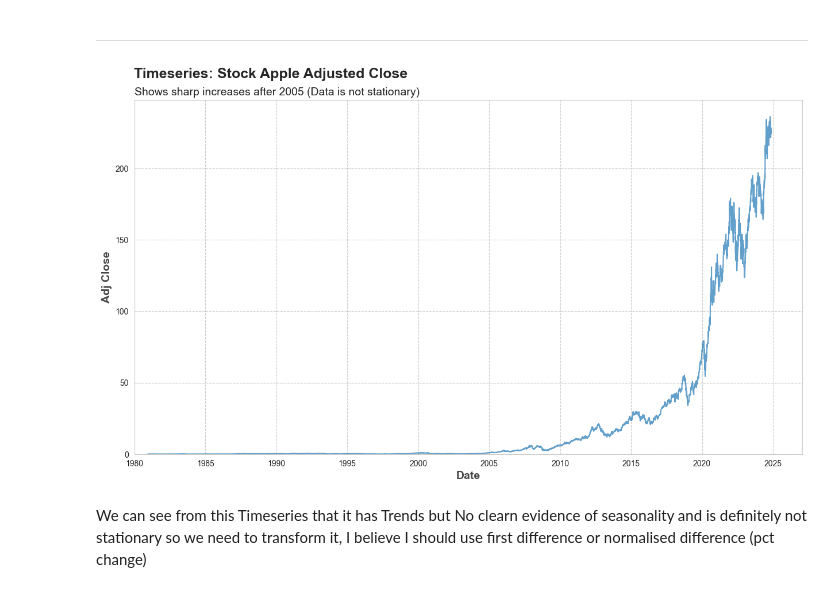
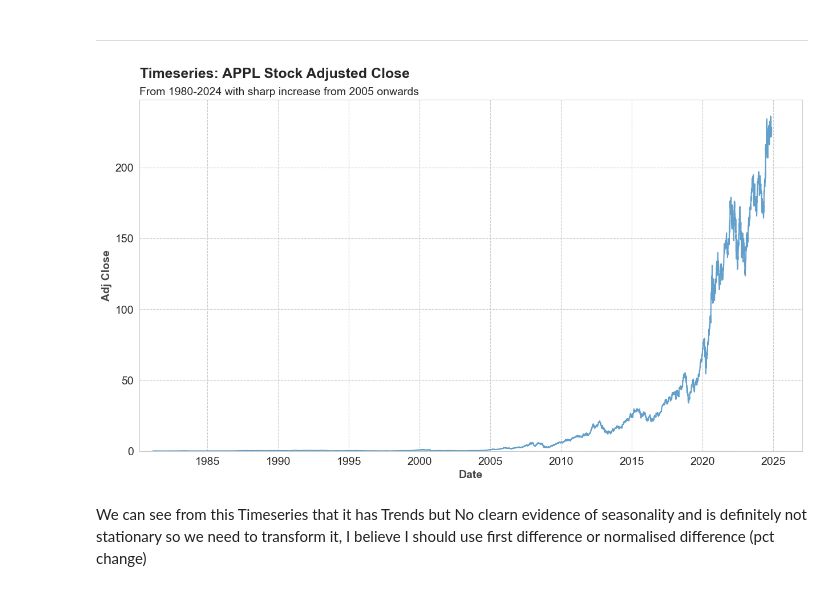
Before and after one commit to Lyndon-Fernandes/CS3AM_new, a Jupyter notebook: notebooks/01_arima_modeling.ipynb, the cells around one changed output. Saved outputs shown, nothing was run; the diff lists cells and outputs as text; code cells hidden in the pictures.

```diff
--- a/notebooks/01_arima_modeling.ipynb
+++ b/notebooks/01_arima_modeling.ipynb
@@ -27,8 +24,8 @@ from datetime import datetime, timedelta
 import warnings
 warnings.filterwarnings('ignore')
 # %%
-RAW_DATA_PATH = Path('__file__').resolve().parents[1] / 'data' / '01_raw'
-PROCESSED_DATA_PATH = Path('__file__').resolve().parents[1] / 'data' / '02_processed'
+RAW_DATA_PATH = Path('__file__').absolute().parents[1] / 'data' / '01_raw'
+PROCESSED_DATA_PATH = Path('__file__').absolute().parents[1] / 'data' / '02_processed'
 # %%
 plt.rcParams['font.family'] = 'sans-serif'
 plt.rcParams['figure.figsize'] = [15, 8]
@@ -89,21 +94,24 @@ dtype: object
 # %%
 f, ax = plt.subplots(nrows=1, ncols=1,)
 
 sns.lineplot(data=df, x='Date', y='Adj Close', markers='o', alpha=0.7)
 
 ax.set_xlabel('Date', fontsize=14, alpha=0.85, fontweight='bold')
 ax.set_ylabel('Adj Close', fontsize=14, alpha=0.85, fontweight='bold')
 
 dx, dy = 0.2835, 0.95
-f.suptitle(t='Timeseries: Stock Apple Adjusted Close', fontsize=18, x=dx, y=dy, fontweight='bold')
-ax.set_title(label='Shows sharp increases after 2005 (Data is not stationary)', fontsize=14, loc='left')
+f.suptitle(t='Timeseries: APPL Stock Adjusted Close', fontsize=18, x=dx, y=dy, fontweight='bold')
+ax.set_title(label='From 1980-2024 with sharp increase from 2005 onwards', fontsize=14, loc='left')
 
 ax.set_xlim(df['Date'].min() + timedelta(days=-350))
 ax.set_ylim(0)
 ax.grid(linestyle='--',)
+ax.tick_params(axis='both', which='major', labelsize=14)
 plt.show()
+
+f.savefig('../outputs/figures/Timeseries_APPL.png', dpi=300)
 # %% [output]
-[figure, old version]
+[figure, new version]
 # %% [markdown]
 We can see from this Timeseries that it has Trends but No clearn evidence of seasonality and is definitely not stationary so we need to transform it, I believe I should use first difference or normalised difference (pct change)
 # %%
```
Also changed, not shown: parts of 33 cells of this notebook, 7 other files.
